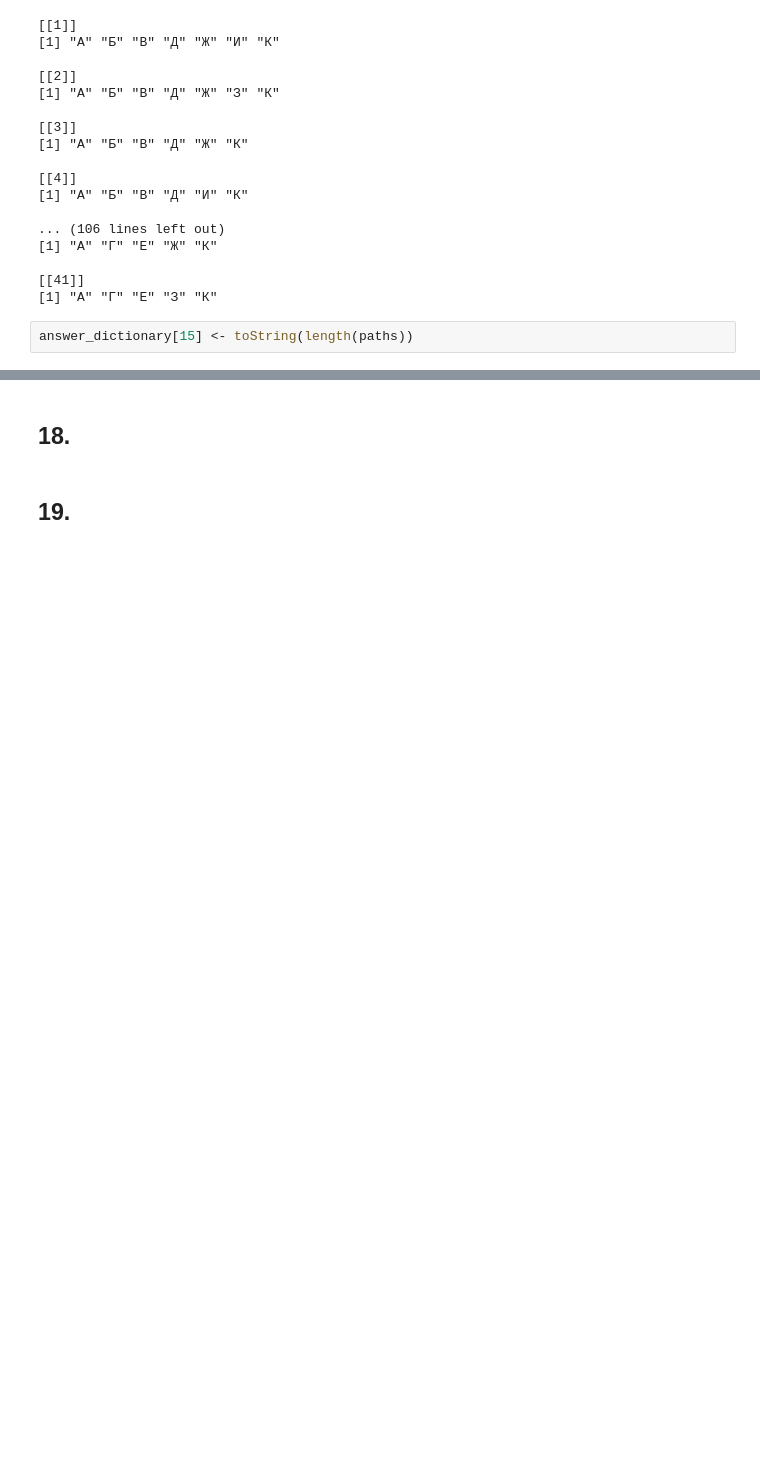
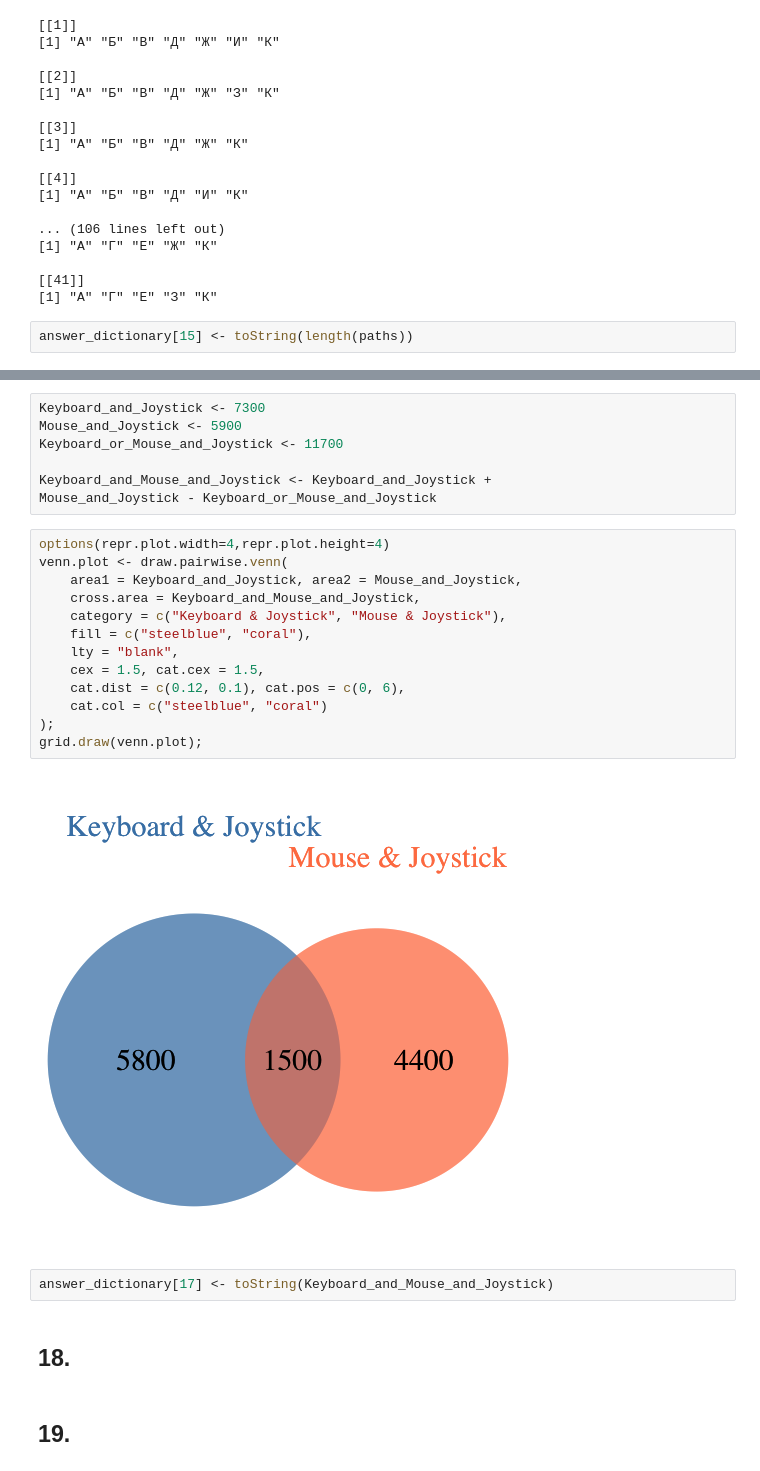
Before and after one commit to OlgaBelitskaya/it_20172018, a Jupyter notebook: 2017_Variant4_R.ipynb, the cells around one changed output, grey strips where cells are left out. Saved outputs shown, nothing was run; the diff lists cells and outputs as text; blank space fills up the shorter version.

```diff
--- a/2017_Variant4_R.ipynb
+++ b/2017_Variant4_R.ipynb
@@ -1045,3 +1133,27 @@ answer_dictionary[15] <- toString(length(paths))
+# %%
+Keyboard_and_Joystick <- 7300
+Mouse_and_Joystick <- 5900
+Keyboard_or_Mouse_and_Joystick <- 11700
+
+Keyboard_and_Mouse_and_Joystick <- Keyboard_and_Joystick +
+Mouse_and_Joystick - Keyboard_or_Mouse_and_Joystick
+# %%
+options(repr.plot.width=4,repr.plot.height=4)
+venn.plot <- draw.pairwise.venn(
+    area1 = Keyboard_and_Joystick, area2 = Mouse_and_Joystick,
+    cross.area = Keyboard_and_Mouse_and_Joystick,
+    category = c("Keyboard & Joystick", "Mouse & Joystick"),
+    fill = c("steelblue", "coral"),
+    lty = "blank",
+    cex = 1.5, cat.cex = 1.5,
+    cat.dist = c(0.12, 0.1), cat.pos = c(0, 6),
+    cat.col = c("steelblue", "coral")
+);
+grid.draw(venn.plot);
+# %% [output]
+[figure, added]
+# %%
+answer_dictionary[17] <- toString(Keyboard_and_Mouse_and_Joystick)
 # %% [markdown]
 ## 18.
 # %% [markdown]
```
Also changed, not shown: parts of 10 cells of this notebook, 1 other file.
